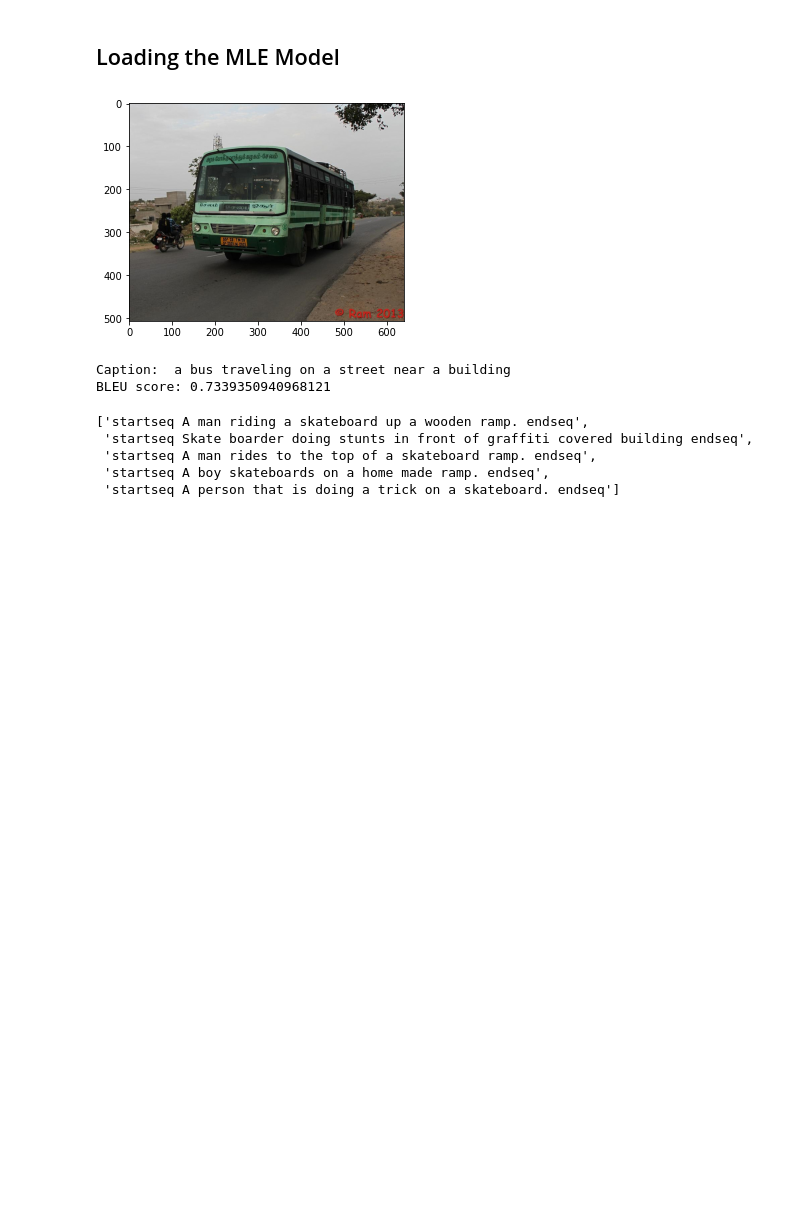
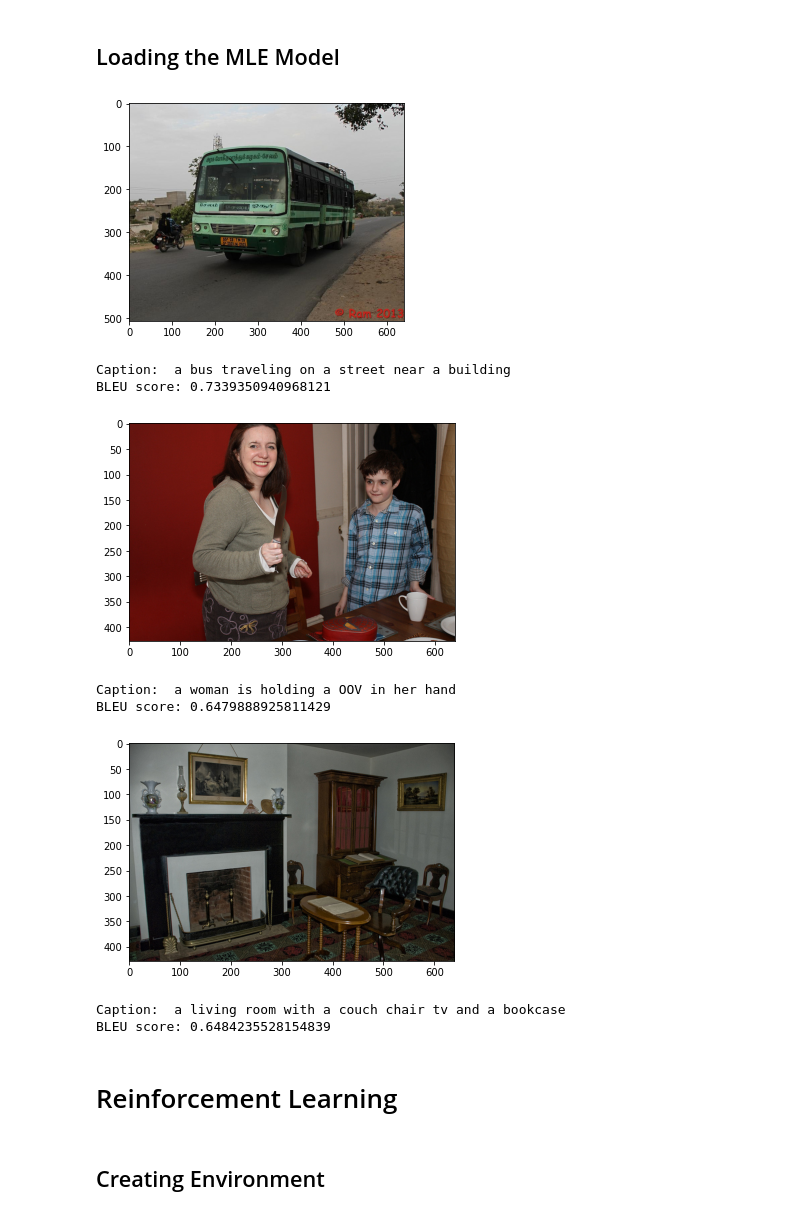
Before and after one commit to AlirezaAbedinii/ImageCaptioning, a Jupyter notebook: Image_Captioning.ipynb, the cells around one changed output. Cells and saved outputs as stored; diff of their text form; code cells hidden in the pictures; blank space fills up the shorter version.

Commit message:
Reinforcement Learning Environment added

```diff
--- a/Image_Captioning.ipynb
+++ b/Image_Captioning.ipynb
@@ -685,10 +689,10 @@ final_model = model
 # %% [markdown]
 ## Loading the MLE Model
 # %%
-final_model = tf.keras.models.load_model('/content/drive/MyDrive/Models/final_model_V3.h5')
+final_model = tf.keras.models.load_model('/content/drive/MyDrive/Models/final_model_V4.h5')
 # %%
 # from tensorflow.python.ops.gen_array_ops import stop_gradient
-def generate_caption(tokenizer, picture, max_length):
+def generate_caption(tokenizer, picture, max_length, model):
     generated_text = 'startseq'
     for i in range(max_length):
       split_generated_text = [generated_text]
@@ -742,28 +746,33 @@ def compute_bleu(img_url, generated_caption):
 # %%
 def show_result(img_index, image_path = test_dir_path):
   pic = list(t_features.keys())[img_index]
   # print(pic[:-4])
   # return
   image = t_features[pic].reshape((1,2048))
   x = plt.imread(test_dir_path+ '/' + pic)
   plt.imshow(x)
   plt.show()
-  caption = generate_caption(tokenizer, image, max_length)
+  caption = generate_caption(tokenizer, image, max_length, final_model)
   bleu_score = compute_bleu(pic, caption)
 
   print("Caption:", caption)
   print("BLEU score:", bleu_score)
 
 show_result(0)
+show_result(10)
+show_result(random.randint(0,1000))
 # %% [output]
 [figure]
 Caption:  a bus traveling on a street near a building
 BLEU score: 0.7339350940968121
+[figure, added]
+Caption:  a woman is holding a OOV in her hand
+BLEU score: 0.6479888925811429
+[figure, added]
+Caption:  a living room with a couch chair tv and a bookcase
+BLEU score: 0.6484235528154839
-# %%
-test_caps[336209]
-# %% [output]
-['startseq A man riding a skateboard up a wooden ramp. endseq',
- 'startseq Skate boarder doing stunts in front of graffiti covered building endseq',
- 'startseq A man rides to the top of a skateboard ramp. endseq',
- 'startseq A boy skateboards on a home made ramp. endseq',
- 'startseq A person that is doing a trick on a skateboard. endseq']
+# %% [markdown]
+
+# Reinforcement Learning
+# %% [markdown]
+## Creating Environment
```
Also changed, not shown: parts of 19 cells of this notebook.
